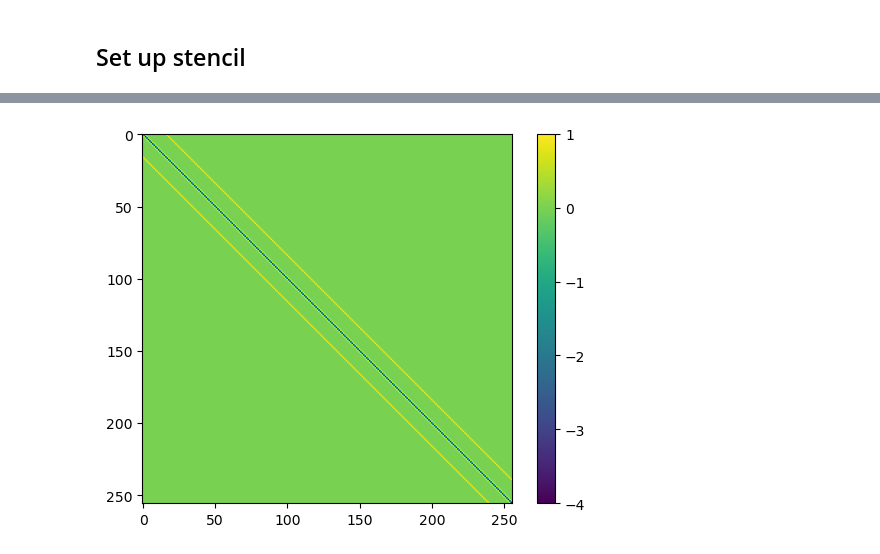
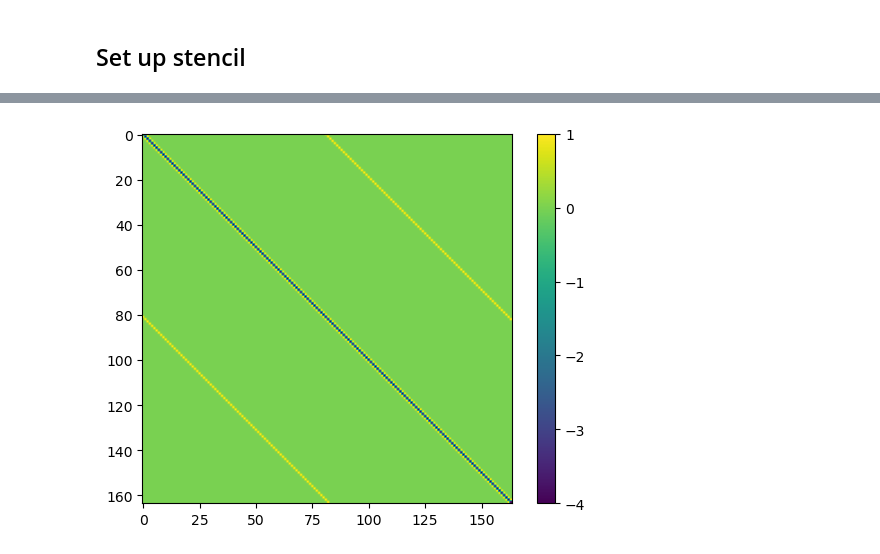
Before and after one commit to jaketanderson/poisson-boltzmann, a Jupyter notebook: poisson.ipynb, the cells around one changed output, grey strips where cells are left out. Saved outputs shown, nothing was run; the diff lists cells and outputs as text; code cells hidden in the pictures.

```diff
--- a/poisson.ipynb
+++ b/poisson.ipynb
@@ -9,7 +9,7 @@ $$\left(\frac{\partial^2}{\partial x^2} + \frac{\partial^2}{\partial y^2}\right)
 # %% [markdown]
 ## Set up stencil
 # %%
-stencil_dimensions = ((0,15), (0,15))
+stencil_dimensions = ((0,80), (0,80))
 grid_spacing = 1
 
 fig = plt.figure(figsize=(11,9))
@@ -22,9 +22,13 @@ for yval in yvals:
 
 # This arbitrary charge distribution could come from a molecule, but here it is simply two Gaussians
 def arbitrary_charge_distribution(x,y):
-    gauss1 = 10*np.exp((-(x-5)**2)/2-((y-4)**2)/2)
-    gauss2 = 5*np.exp((-(x-7)**2)/8-((y-8)**2)/8)
-    return 0.1 - gauss1 - gauss2
+
+    sigma_x = 1.5
+    sigma_y = 1.5
+
+    gauss1 = 10*np.exp((-(x-35.5)**2)/(2*sigma_x**2)-((y-32.5)**2)/(2*sigma_y**2))
+    gauss2 = 10*np.exp((-(x-40.5)**2)/(2*sigma_x**2)-((y-33.5)**2)/(2*sigma_y**2))
+    return 0 - gauss1 - gauss2
 
 gridpoints = []
 for x in xvals:
@@ -53,31 +65,33 @@ where $\Delta$ is the grid spacing and $\rho_e(x,y)$ is the charge density at po
 # %%
-# We assume our gridpoints on the edges of the stencil are boundary points
+# Create the matrix
 
 J = len(xvals)
 L = len(yvals)
 
 A = np.zeros((J*L,J*L))
 
 def seteq(A, i, j, val):
     try:
         A[i,j] = val
     except:
         pass
     return A
 
 for j in range(0,J*L):
 
     A = seteq(A, j, j, -4)
     A = seteq(A, j, j+1, 1)
     if j-1 >= 0:
         A = seteq(A, j, j-1, 1)
     A = seteq(A, j, j+L, 1)
     if j-(L) >= 0:
         A = seteq(A, j, j-L, 1)
 
-plt.imshow(A)
+# Show the matrix
+plt.imshow(A[0:2*(L+1),0:2*(L+1)])
+#plt.imshow(A)
 plt.colorbar()
 plt.show()
 # %% [output]
-[figure, old version]
+[figure, new version]
 # %% [markdown]
```
Also changed, not shown: parts of 7 cells of this notebook.
